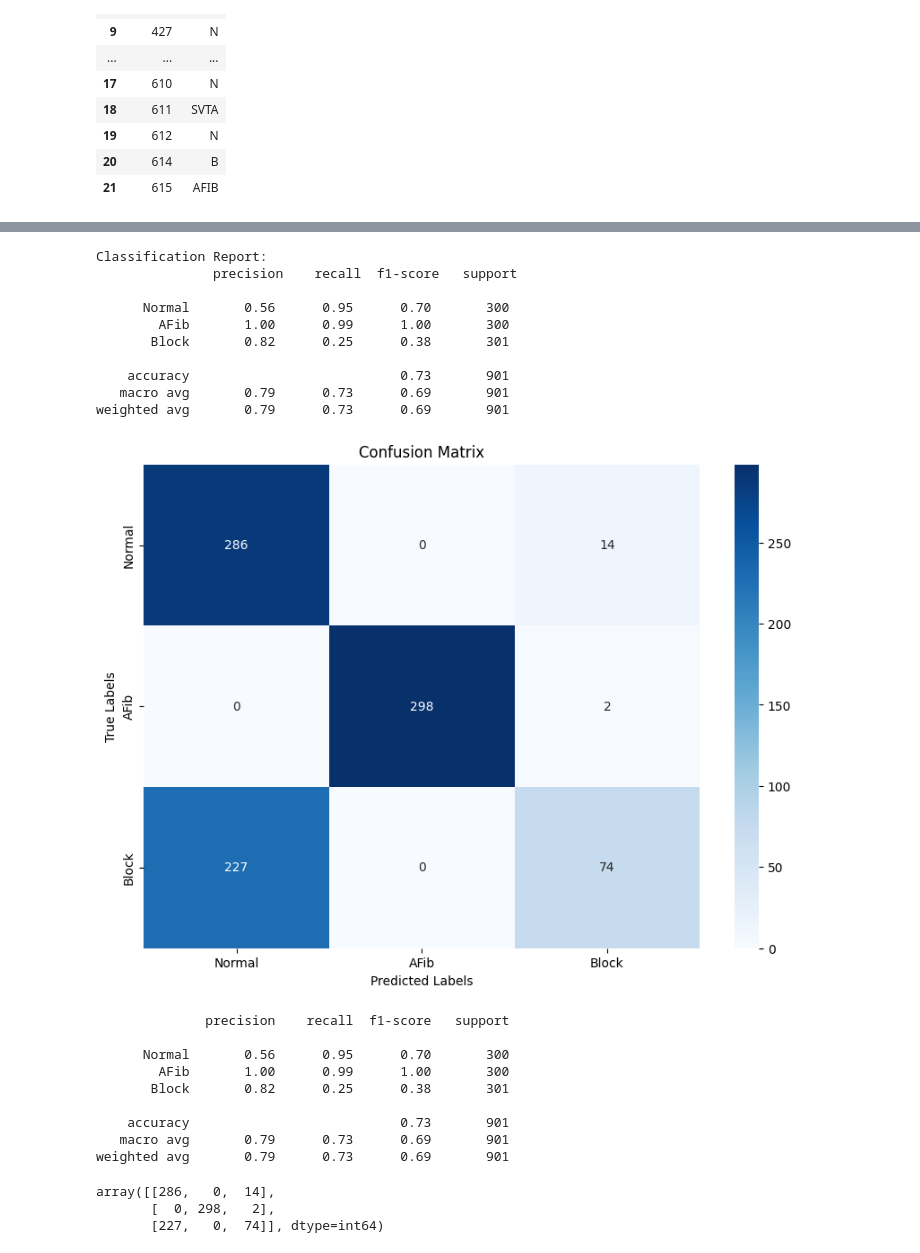
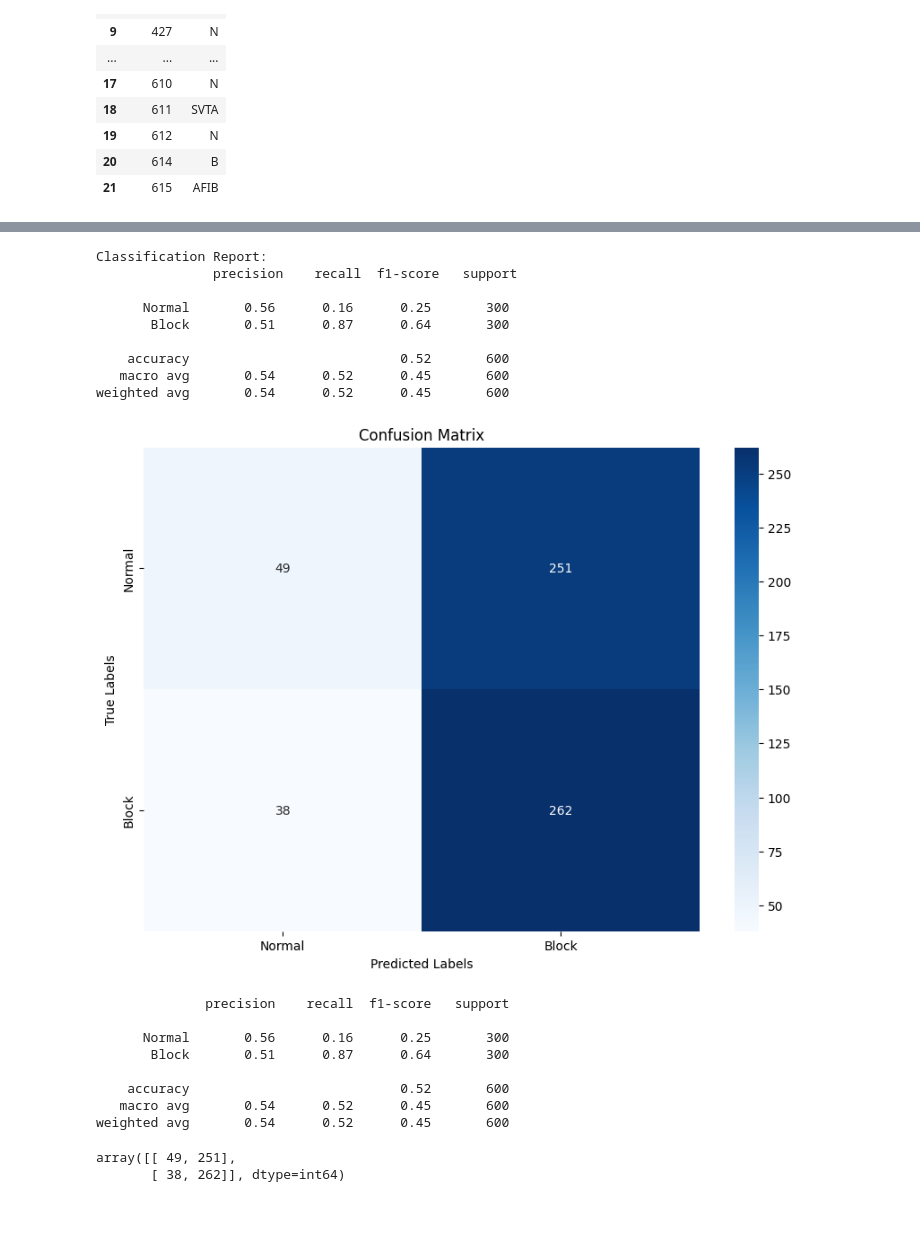
Before and after one commit to ntvinh2005/CSSALT-waveform-classify-model, a Jupyter notebook: exp1.ipynb, the cells around one changed output, grey strips where cells are left out. Drawn from its saved outputs; the diff is of its cells as text; code cells hidden in the pictures; blank space fills up the shorter version.

Commit message:
Experimenting with 2 classes and efficient-net

```diff
--- a/exp1.ipynb
+++ b/exp1.ipynb
@@ -249,7 +243,7 @@ root_path = r"C:\Vinh\CSSALT\CSSALT-waveform-classify-model\ecg_images"
 def resize_image(img, size=(100, 250)):
     return img.resize(size)
 
-for idx, row in afib_related_df.iterrows():
+'''for idx, row in afib_related_df.iterrows():
     ecg_id_padded = str(row['ecg_id']).zfill(5) + "_lr"
     image_path = os.path.join(root_path, f"{ecg_id_padded}.png")
     label = row['Group']
@@ -267,4 +261,4 @@ for idx, row in afib_related_df.iterrows():
         augmented_images.append(augmented_img)
         augmented_labels.append(label)
 
-augmented_dataset = list(zip(augmented_images, augmented_labels))
+augmented_dataset = list(zip(augmented_images, augmented_labels))'''
@@ -321,7 +317,7 @@ augmented_df = pd.DataFrame({
     'Group': augmented_labels
 })
 
-balanced_df = pd.concat([normal_downsampled, block_downsampled, augmented_df])
+balanced_df = pd.concat([normal_downsampled, block_downsampled])
 balanced_df = balanced_df.sample(frac=1, random_state=42).reset_index(drop=True)
 balanced_df
 # %% [output]
@@ -350,8 +345,9 @@ dtype: int64
 # %%
 group_to_label = {
     "Normal": 0,
-    "AFib-related": 1,
-    "Block-related": 2
+    #"AFib-related": 1,
+    "Block-related": 1
 }
 
 balanced_df["label"] = balanced_df["Group"].map(group_to_label)
+balanced_df
@@ -504,27 +514,26 @@ import torch
 import torch.nn as nn
 from torchvision import models
 
-class ResNet50TransferLearning(nn.Module):
-    def __init__(self, num_classes=3):
-        super(ResNet50TransferLearning, self).__init__()
+class EfficientNetB7TransferLearning(nn.Module):
+    def __init__(self, num_classes=2):
+        super(EfficientNetB7TransferLearning, self).__init__()
 
-        self.resnet50 = models.resnet50(pretrained=True)
+        self.efficientnet_b7 = models.efficientnet_b7(weights=models.EfficientNet_B7_Weights.IMAGENET1K_V1)
 
-        for name, param in self.resnet50.named_parameters():
+        for param in self.efficientnet_b7.parameters():
             param.requires_grad = False
-            if "layer4" in name or "fc" in name:
-                param.requires_grad = True
-        self.resnet50.fc = nn.Sequential(
-            nn.Dropout(0.5),
-            nn.Linear(self.resnet50.fc.in_features, num_classes)
-        )
+
+        for param in self.efficientnet_b7.features[-2:].parameters():
+            param.requires_grad = True
+
+        self.efficientnet_b7.classifier[1] = nn.Linear(self.efficientnet_b7.classifier[1].in_features, num_classes)
 
     def forward(self, x):
-        return self.resnet50(x)
+        return self.efficientnet_b7(x)
 
 device = torch.device("cuda" if torch.cuda.is_available() else "cpu")
 
-model = ResNet50TransferLearning(num_classes=3).to(device)
+model = EfficientNetB7TransferLearning(num_classes=2).to(device)
 
 from torchsummary import summary
 summary(model, input_size=(3, 100, 250))
@@ -686,32 +695,29 @@ def evaluate_model(model, dataloader, device, class_names):
 
     return report, cm
 # %%
-class_names = ["Normal", "AFib", "Block"]
+class_names = ["Normal", "Block"]
 
 report, cm = evaluate_model(model, val_loader, device, class_names)
 print(report)
 cm
 # %% [output]
 Classification Report:
                precision    recall  f1-score   support
 
-      Normal       0.56      0.95      0.70       300
-        AFib       1.00      0.99      1.00       300
-       Block       0.82      0.25      0.38       301
+      Normal       0.56      0.16      0.25       300
+       Block       0.51      0.87      0.64       300
 
-    accuracy                           0.73       901
-   macro avg       0.79      0.73      0.69       901
-weighted avg       0.79      0.73      0.69       901
+    accuracy                           0.52       600
+   macro avg       0.54      0.52      0.45       600
+weighted avg       0.54      0.52      0.45       600
-[figure, old version]
+[figure, new version]
               precision    recall  f1-score   support
 
-      Normal       0.56      0.95      0.70       300
-        AFib       1.00      0.99      1.00       300
-       Block       0.82      0.25      0.38       301
+      Normal       0.56      0.16      0.25       300
+       Block       0.51      0.87      0.64       300
 
-    accuracy                           0.73       901
-   macro avg       0.79      0.73      0.69       901
-weighted avg       0.79      0.73      0.69       901
+    accuracy                           0.52       600
+   macro avg       0.54      0.52      0.45       600
+weighted avg       0.54      0.52      0.45       600
-array([[286,   0,  14],
-       [  0, 298,   2],
-       [227,   0,  74]], dtype=int64)
+array([[ 49, 251],
+       [ 38, 262]], dtype=int64)
```
Also changed, not shown: parts of 16 cells of this notebook.
